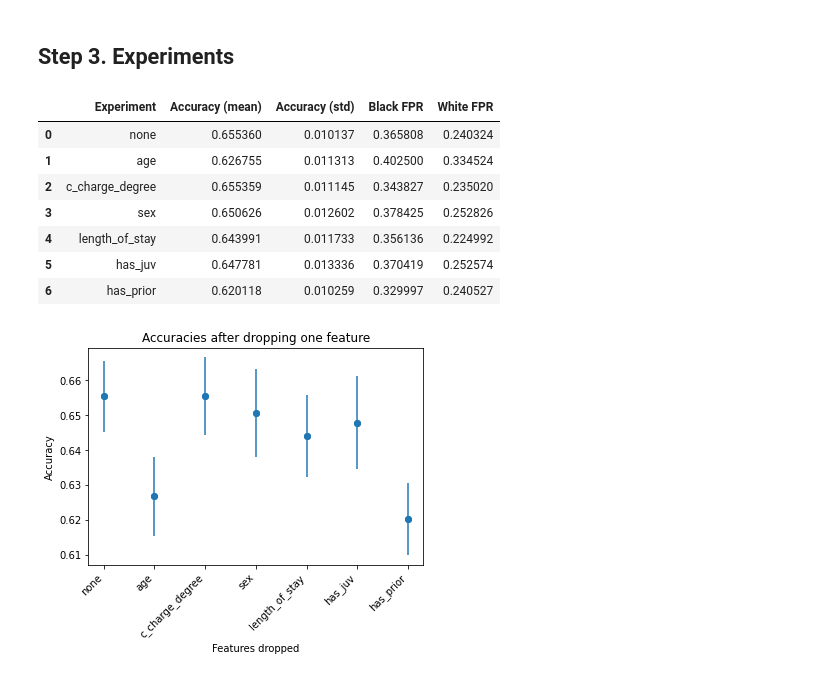
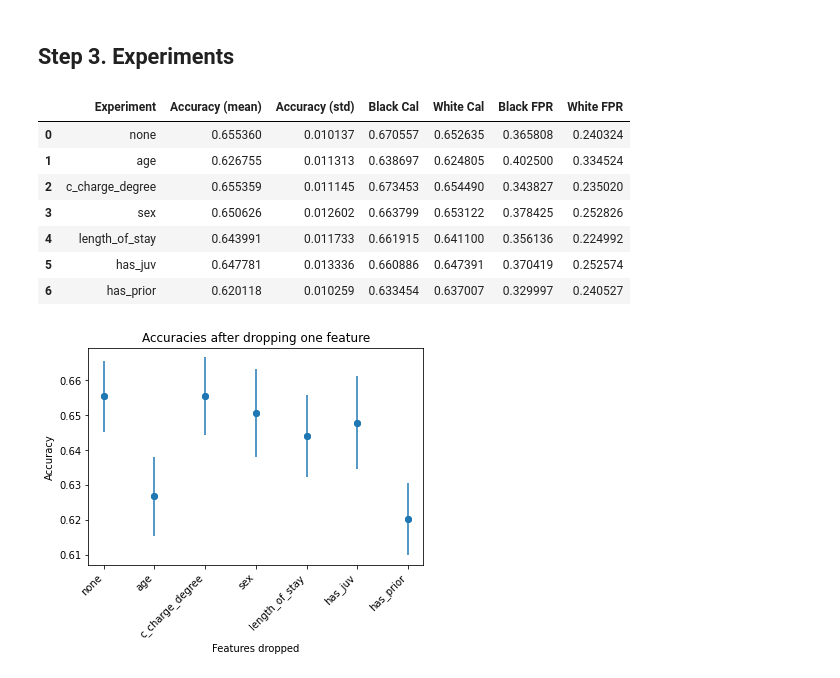
Before and after one commit to Shriya-vipul/ml_fairness, a Jupyter notebook: doc/FFS.ipynb, the cells around one changed output. Saved outputs shown, nothing was run; the diff lists cells and outputs as text; code cells hidden in the pictures.

```diff
--- a/doc/FFS.ipynb
+++ b/doc/FFS.ipynb
@@ -110,11 +110,16 @@ Text(0, 0.5, 'Shapley Accuracy')
 # %%
 def FPR(fp, tn):
   return fp / (fp + tn)
+
+def calibration(tn, fp, fn, tp):
+  return (tn+tp) / (tn+fp+fn+tp)
 
 def bias_exp(X, y, protected, exp_num=5):
   full = X.assign(race = protected)
   FPR_black = []
   FPR_white = []
+  cal_black = []
+  cal_white = []
 
   for i in range(exp_num):
 
@@ -135,42 +140,48 @@ def bias_exp(X, y, protected, exp_num=5):
                                       y_pred_black).ravel()
     black_fpr = FPR(fp, tn)
     FPR_black.append(black_fpr)
+    black_cal = calibration(tn, fp, fn, tp)
+    cal_black.append(black_cal)
     # white
     tn, fp, fn, tp = confusion_matrix(data_white['two_year_recid'],
                                       y_pred_white).ravel()
     white_fpr = FPR(fp, tn)
     FPR_white.append(white_fpr)
+    white_cal = calibration(tn, fp, fn, tp)
+    cal_white.append(white_cal)
 
-  return FPR_black, FPR_white
+  return cal_black, cal_white, FPR_black, FPR_white
 # %%
 model = GradientBoostingClassifier(n_estimators=80, learning_rate=0.25, max_depth=1, max_features=5, random_state=0)
 exp_df = pd.DataFrame(columns=['Experiment', 'Accuracy (mean)', 'Accuracy (std)',
-                               'Black FPR', 'White FPR'])
+                               'Black Cal', 'White Cal', 'Black FPR', 'White FPR'])
 
 # all features first
 n_scores = cross_val_score(model, X, y, scoring='accuracy', cv=5, n_jobs=-1, error_score='raise')
-black_fpr, white_fpr = bias_exp(X, y, protected)
+black_cal, white_cal, black_fpr, white_fpr = bias_exp(X, y, protected)
 exp_df.loc[len(exp_df.index)] = ["none", np.mean(n_scores), np.std(n_scores),
+                                 np.mean(black_cal), np.mean(white_cal),
                                  np.mean(black_fpr), np.mean(white_fpr)]
 
 # drop one feature
 for feat in X.columns:
   X_drop = X.drop(feat, axis=1)
   n_scores = cross_val_score(model, X_drop, y, scoring='accuracy', cv=5, n_jobs=-1, error_score='raise')
-  black_fpr, white_fpr = bias_exp(X_drop, y, protected)
+  black_cal, white_cal, black_fpr, white_fpr = bias_exp(X_drop, y, protected)
   exp_df.loc[len(exp_df.index)] = [feat, np.mean(n_scores), np.std(n_scores),
+                                   np.mean(black_cal), np.mean(white_cal),
                                   np.mean(black_fpr), np.mean(white_fpr)]
 
 exp_df
 # %% [output]
-|  | Experiment | Accuracy (mean) | Accuracy (std) | Black FPR | White FPR |
-| 0 | none | 0.655360 | 0.010137 | 0.365808 | 0.240324 |
-| 1 | age | 0.626755 | 0.011313 | 0.402500 | 0.334524 |
-| 2 | c_charge_degree | 0.655359 | 0.011145 | 0.343827 | 0.235020 |
-| 3 | sex | 0.650626 | 0.012602 | 0.378425 | 0.252826 |
-| 4 | length_of_stay | 0.643991 | 0.011733 | 0.356136 | 0.224992 |
-| 5 | has_juv | 0.647781 | 0.013336 | 0.370419 | 0.252574 |
-| 6 | has_prior | 0.620118 | 0.010259 | 0.329997 | 0.240527 |
+|  | Experiment | Accuracy (mean) | Accuracy (std) | Black Cal | White Cal | Black FPR | White FPR |
+| 0 | none | 0.655360 | 0.010137 | 0.670557 | 0.652635 | 0.365808 | 0.240324 |
+| 1 | age | 0.626755 | 0.011313 | 0.638697 | 0.624805 | 0.402500 | 0.334524 |
+| 2 | c_charge_degree | 0.655359 | 0.011145 | 0.673453 | 0.654490 | 0.343827 | 0.235020 |
+| 3 | sex | 0.650626 | 0.012602 | 0.663799 | 0.653122 | 0.378425 | 0.252826 |
+| 4 | length_of_stay | 0.643991 | 0.011733 | 0.661915 | 0.641100 | 0.356136 | 0.224992 |
+| 5 | has_juv | 0.647781 | 0.013336 | 0.660886 | 0.647391 | 0.370419 | 0.252574 |
+| 6 | has_prior | 0.620118 | 0.010259 | 0.633454 | 0.637007 | 0.329997 | 0.240527 |
 # %%
 plt.scatter(exp_df['Experiment'], exp_df['Accuracy (mean)'])
 plt.errorbar(exp_df['Experiment'], exp_df['Accuracy (mean)'], yerr=exp_df['Accuracy (std)'], fmt="o")
```
Also changed, not shown: parts of 3 cells of this notebook.
